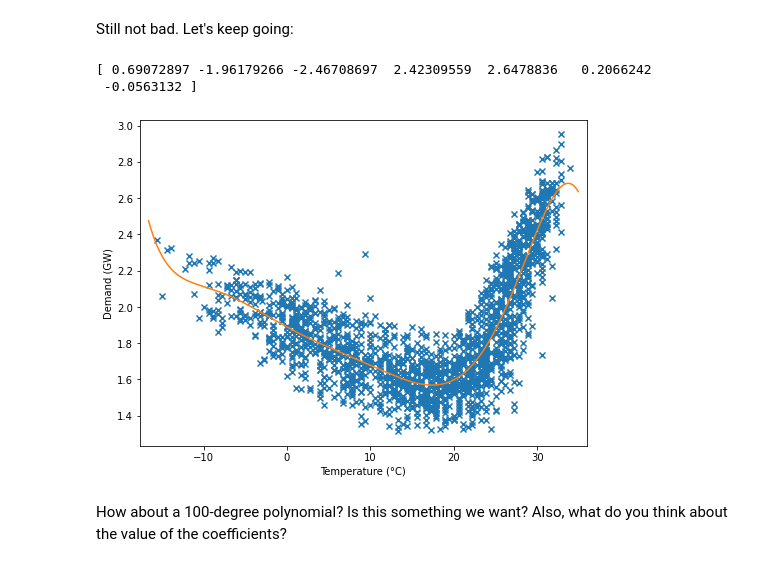
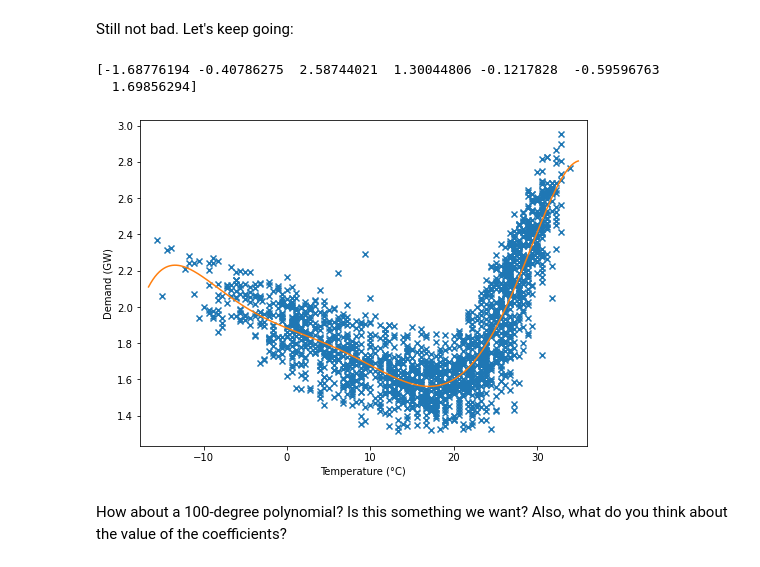
Before and after one commit to IS3UniCologne/DSML_2022, a Jupyter notebook: 03_Workshops/DSML_WS_08_PolyRegression/DSML_WS_08_PolyRegression.ipynb, the cells around one changed output. Cells and saved outputs as stored; diff of their text form; code cells hidden in the pictures.

```diff
--- a/03_Workshops/DSML_WS_08_PolyRegression/DSML_WS_08_PolyRegression.ipynb
+++ b/03_Workshops/DSML_WS_08_PolyRegression/DSML_WS_08_PolyRegression.ipynb
@@ -330,10 +352,12 @@ plot_regression_poly(x = xp, y=yp, d = 3)
 Still not bad. Let's keep going:
 # %%
 # Try some other values of d --> What seems to be a good one?
+
+plot_regression_poly(x = xp, y=yp, d = 6)
 # %% [output]
-[ 0.69072897 -1.96179266 -2.46708697  2.42309559  2.6478836   0.2066242
- -0.0563132 ]
+[-1.68776194 -0.40786275  2.58744021  1.30044806 -0.1217828  -0.59596763
+  1.69856294]
-[figure, old version]
+[figure, new version]
 # %% [markdown]
 How about a 100-degree polynomial? Is this something we want? Also, what do you think about the value of the coefficients?
 # %%
```
Also changed, not shown: parts of 12 cells of this notebook.
